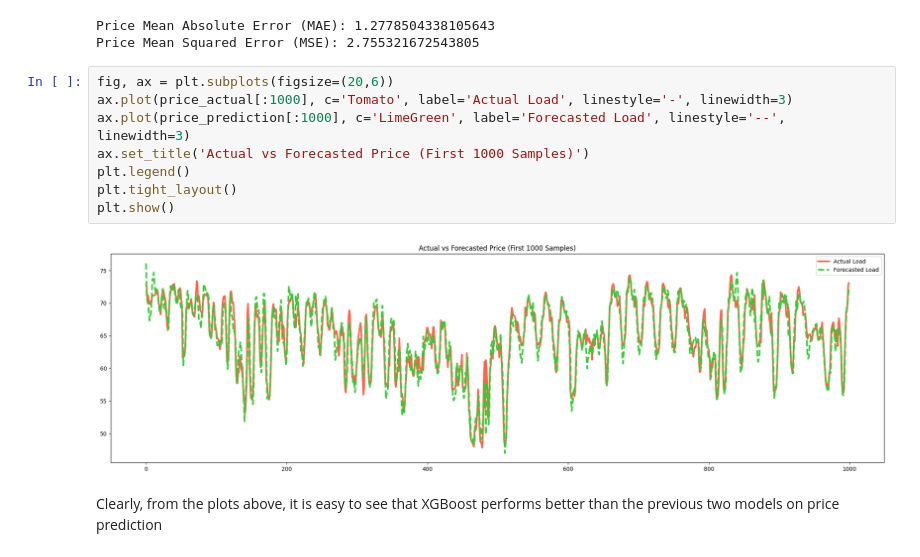
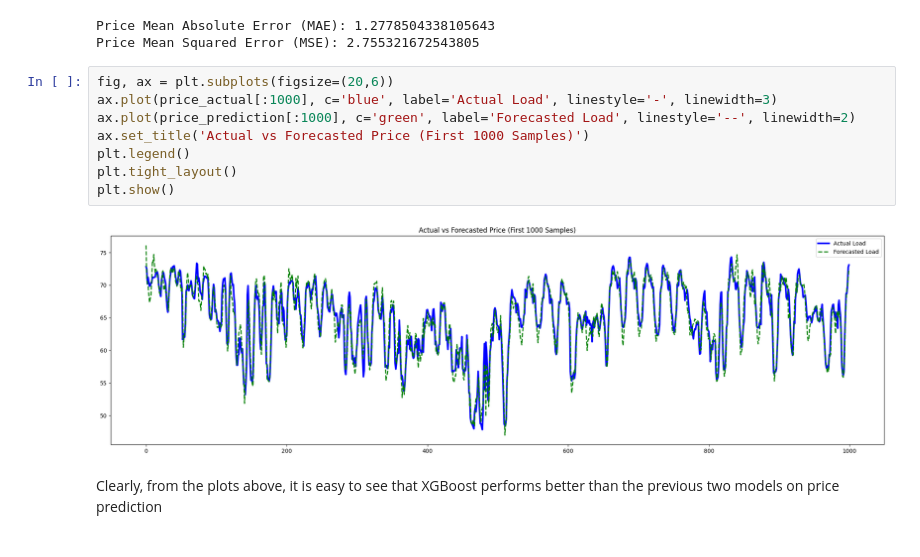
Before and after one commit to Jackson00Han/Time-Series-Training, a Jupyter notebook: Copy_of_multivariate_time_series.ipynb, the cells around one changed output. Drawn from its saved outputs; the diff is of its cells as text.

```diff
--- a/Copy_of_multivariate_time_series.ipynb
+++ b/Copy_of_multivariate_time_series.ipynb
@@ -1273,14 +1273,14 @@ Price Mean Absolute Error (MAE): 1.2778504338105643
 Price Mean Squared Error (MSE): 2.755321672543805
 # %%
 fig, ax = plt.subplots(figsize=(20,6))
-ax.plot(price_actual[:1000], c='Tomato', label='Actual Load', linestyle='-', linewidth=3)
-ax.plot(price_prediction[:1000], c='LimeGreen', label='Forecasted Load', linestyle='--', linewidth=3)
+ax.plot(price_actual[:1000], c='blue', label='Actual Load', linestyle='-', linewidth=3)
+ax.plot(price_prediction[:1000], c='green', label='Forecasted Load', linestyle='--', linewidth=2)
 ax.set_title('Actual vs Forecasted Price (First 1000 Samples)')
 plt.legend()
 plt.tight_layout()
 plt.show()
 # %% [output]
-[figure, old version]
+[figure, new version]
 # %% [markdown]
 Clearly, from the plots above, it is easy to see that XGBoost performs better than the previous two models on price prediction
 # %%
```
Also changed, not shown: parts of 25 cells of this notebook.
